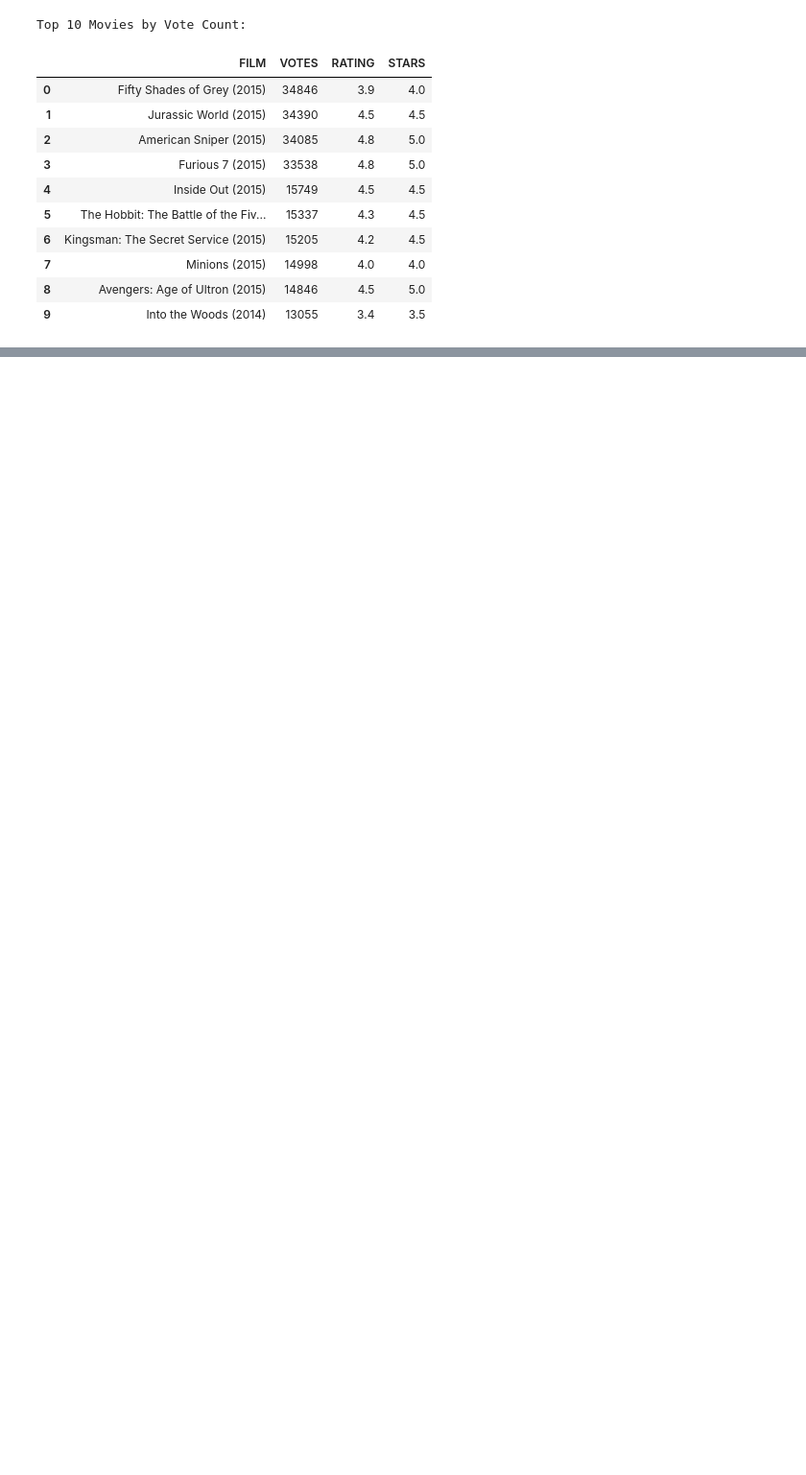
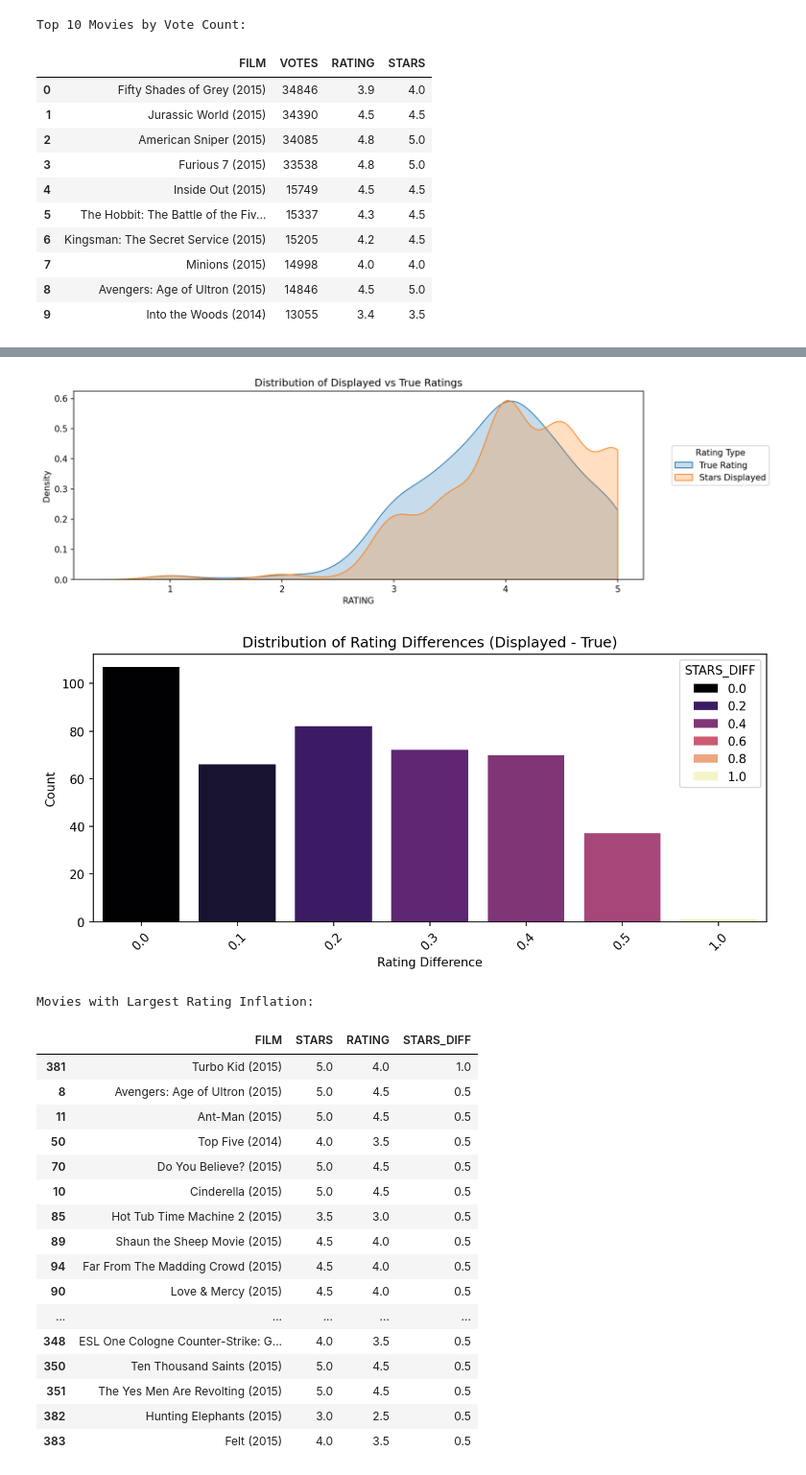
Before and after one commit to dr-ridwanoladipo/movie_metrics_dashboard, a Jupyter notebook: movie_ratings.ipynb, the cells around one changed output, grey strips where cells are left out. Shown at 96% size. Drawn from its saved outputs; the diff is of its cells as text; code cells hidden in the pictures; blank space fills up the shorter version.

Commit message:
cross platform analysis

```diff
--- a/movie_ratings.ipynb
+++ b/movie_ratings.ipynb
@@ -170,0 +175,51 @@ Top 10 Movies by Vote Count:
+# %%
+# Remove movies with zero votes for accurate analysis
+fan_reviewed = fandango[fandango['VOTES'] > 0].copy()
+
+# Create visualization of rating distributions
+plt.figure(figsize=(12,4),dpi=150)
+sns.kdeplot(data=fan_reviewed, x='RATING', clip=[0,5], fill=True, label='True Rating')
+sns.kdeplot(data=fan_reviewed, x='STARS', clip=[0,5], fill=True, label='Stars Displayed')
+
+plt.title('Distribution of Displayed vs True Ratings')
+plt.legend(loc=(1.05,0.5), title='Rating Type')
+plt.show()
+
+print('\n\n')
+
+# Calculate rating differences
+fan_reviewed["STARS_DIFF"] = (fan_reviewed['STARS'] - fan_reviewed['RATING']).round(2)
+
+# Visualize rating differences
+plt.figure(figsize=(10,4),dpi=150)
+sns.countplot(data=fan_reviewed,x='STARS_DIFF',palette='magma',hue='STARS_DIFF')
+plt.title('Distribution of Rating Differences (Displayed - True)')
+plt.xlabel('Rating Difference')
+plt.ylabel('Count')
+plt.xticks(rotation=45)
+plt.show()
+
+# Show movies with largest rating inflation
+print("\nMovies with Largest Rating Inflation:")
+display(fan_reviewed[fan_reviewed['STARS_DIFF'] >= 0.5].sort_values('STARS_DIFF', ascending=False)[['FILM', 'STARS', 'RATING', 'STARS_DIFF']])
+# %% [output]
+[figure, added]
+[figure, added]
+Movies with Largest Rating Inflation:
+|  | FILM | STARS | RATING | STARS_DIFF |
+| 381 | Turbo Kid (2015) | 5.0 | 4.0 | 1.0 |
+| 8 | Avengers: Age of Ultron (2015) | 5.0 | 4.5 | 0.5 |
+| 11 | Ant-Man (2015) | 5.0 | 4.5 | 0.5 |
+| 50 | Top Five (2014) | 4.0 | 3.5 | 0.5 |
+| 70 | Do You Believe? (2015) | 5.0 | 4.5 | 0.5 |
+| 10 | Cinderella (2015) | 5.0 | 4.5 | 0.5 |
+| 85 | Hot Tub Time Machine 2 (2015) | 3.5 | 3.0 | 0.5 |
+| 89 | Shaun the Sheep Movie (2015) | 4.5 | 4.0 | 0.5 |
+| 94 | Far From The Madding Crowd (2015) | 4.5 | 4.0 | 0.5 |
+| 90 | Love & Mercy (2015) | 4.5 | 4.0 | 0.5 |
+| ... | ... | ... | ... | ... |
+| 348 | ESL One Cologne Counter-Strike: G... | 4.0 | 3.5 | 0.5 |
+| 350 | Ten Thousand Saints (2015) | 5.0 | 4.5 | 0.5 |
+| 351 | The Yes Men Are Revolting (2015) | 5.0 | 4.5 | 0.5 |
+| 382 | Hunting Elephants (2015) | 3.0 | 2.5 | 0.5 |
+| 383 | Felt (2015) | 4.0 | 3.5 | 0.5 |
```
Also changed, not shown: parts of 8 cells of this notebook.
